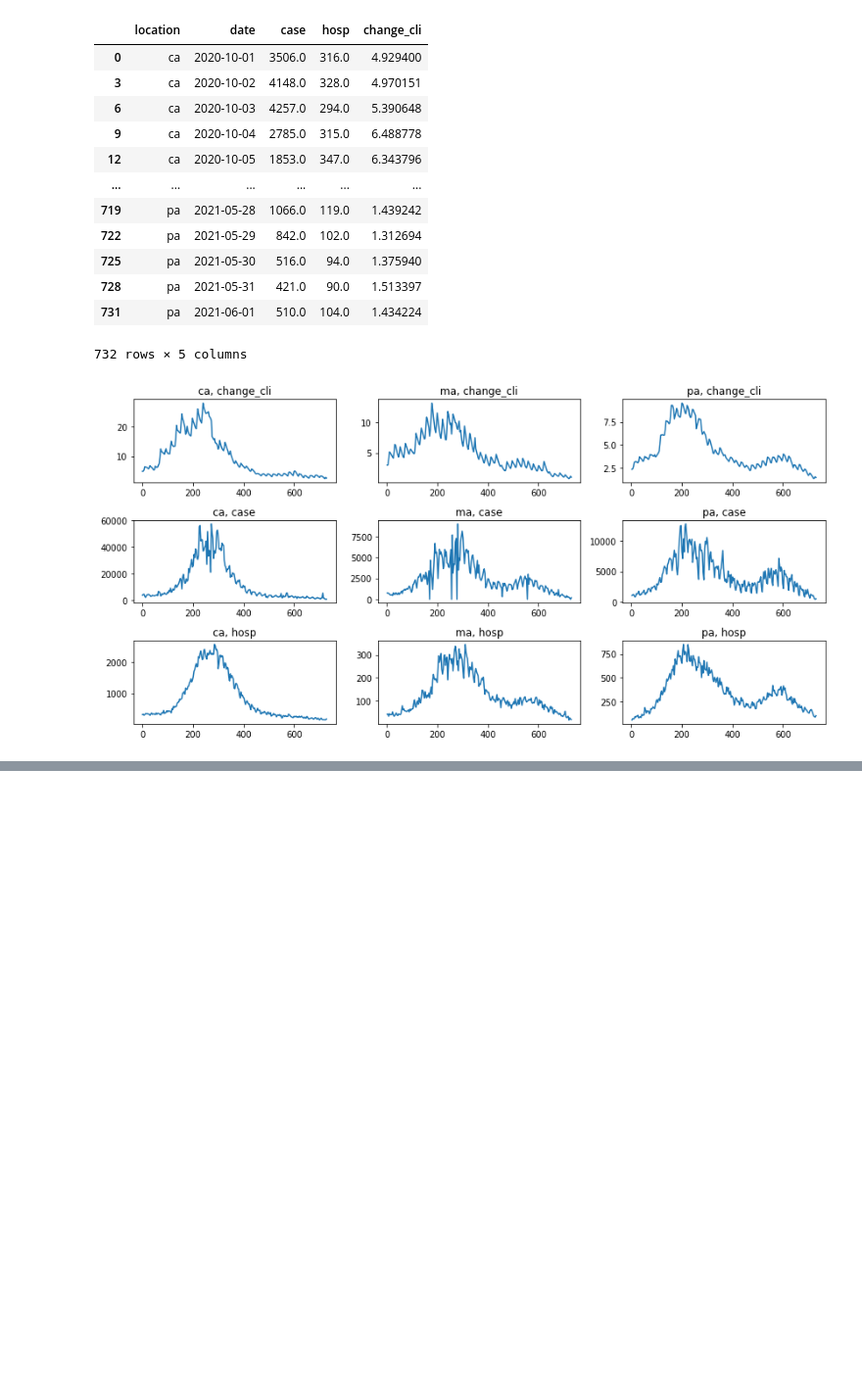
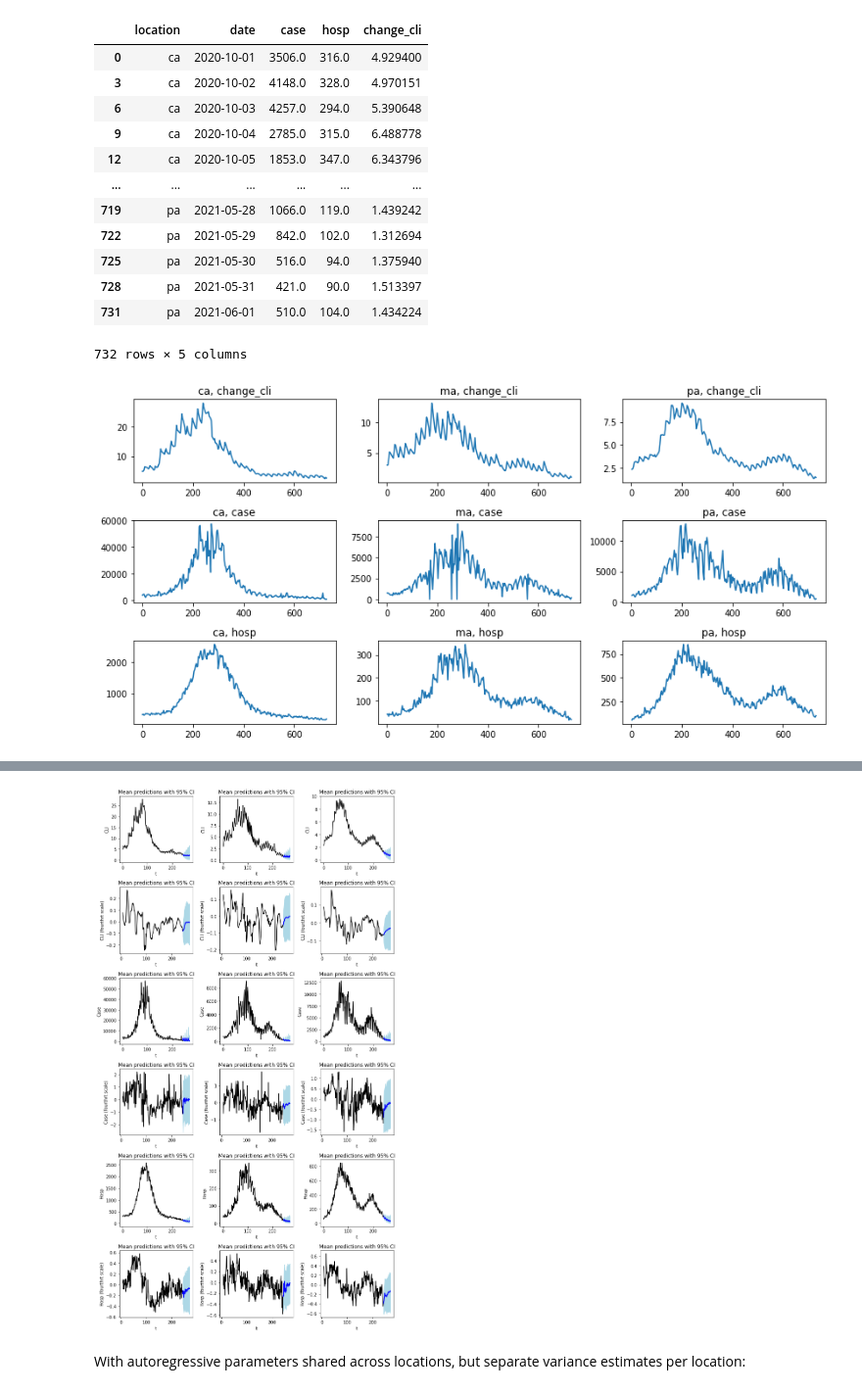
Before and after one commit to elray1/sarix, a Jupyter notebook: demo.ipynb, the cells around one changed output, grey strips where cells are left out. Shown at 98% size. Drawn from its saved outputs; the diff is of its cells as text; code cells hidden in the pictures; blank space fills up the shorter version.

Commit message:
parameter sharing across batches

```diff
--- a/demo.ipynb
+++ b/demo.ipynb
@@ -302,0 +345,4 @@ plot_forecasts(sarix_fit_cli_cases_differenced, ['CLI', 'Case', 'Hosp'])
+# %%
+# quick reload for debug
+from importlib import reload
+sarix = reload(sarix)
@@ -302,0 +383,38 @@ plot_forecasts(sarix_fit_cli_cases_differenced, ['CLI', 'Case', 'Hosp'])
+# %%
+# helper function to plot forecasts
+def plot_batched_forecasts(model_fit, var_names):
+    L = model_fit.xy_orig.shape[0]
+    T_orig = model_fit.xy_orig.shape[-2]
+    T = model_fit.xy.shape[-2]
+    t_orig = np.arange(T_orig)
+    t_transformed = np.arange(T) + T_orig - T
+    t_pred = T_orig + np.arange(model_fit.forecast_horizon)
+
+    fig, ax = plt.subplots(2 * len(var_names), L, figsize=(10,3 * 2 * len(var_names)), squeeze=False)
+
+    for l in range(L):
+        percentile_levels = [2.5, 97.5]
+        median_prediction = np.median(model_fit.predictions_modeled_scale[..., l, :, :], axis=0)
+        percentiles = np.percentile(model_fit.predictions_modeled_scale[..., l, :, :], percentile_levels, axis=0)
+        median_prediction_orig = np.median(model_fit.predictions[..., l, :, :], axis=0)
+        percentiles_orig = np.percentile(model_fit.predictions[..., l, :, :], percentile_levels, axis=0)
+
+        for (i, var_name) in enumerate(var_names):
+            ax[0 + i*2, l].fill_between(t_pred, percentiles_orig[0, :, i], percentiles_orig[1, :, i], color='lightblue')
+            ax[0 + i*2, l].plot(t_pred, median_prediction_orig[:, i], 'blue', ls='solid', lw=2.0)
+            ax[0 + i*2, l].plot(t_orig, model_fit.xy_orig[l, :, i], 'black', ls='solid')
+            ax[0 + i*2, l].set(xlabel="t", ylabel=var_name, title="Mean predictions with 95% CI")
+
+            ax[1 + i*2, l].fill_between(t_pred, percentiles[0, :, i], percentiles[1, :, i], color='lightblue')
+            ax[1 + i*2, l].plot(t_pred, median_prediction[:, i], 'blue', ls='solid', lw=2.0)
+            ax[1 + i*2, l].plot(t_transformed, model_fit.xy[l, :, i], 'black', ls='solid')
+            ax[1 + i*2, l].set(xlabel="t", ylabel=var_name + " (" + model_fit.transform + " scale)", title="Mean predictions with 95% CI")
+
+    plt.tight_layout()
+    plt.show()
+# %%
+plot_batched_forecasts(sarix_fit_all_locs_no_pooling, ['CLI', 'Case', 'Hosp'])
+# %% [output]
+[figure, added]
+# %% [markdown]
+With autoregressive parameters shared across locations, but separate variance estimates per location:
```
Also changed, not shown: parts of 17 cells of this notebook, 1 other file.
